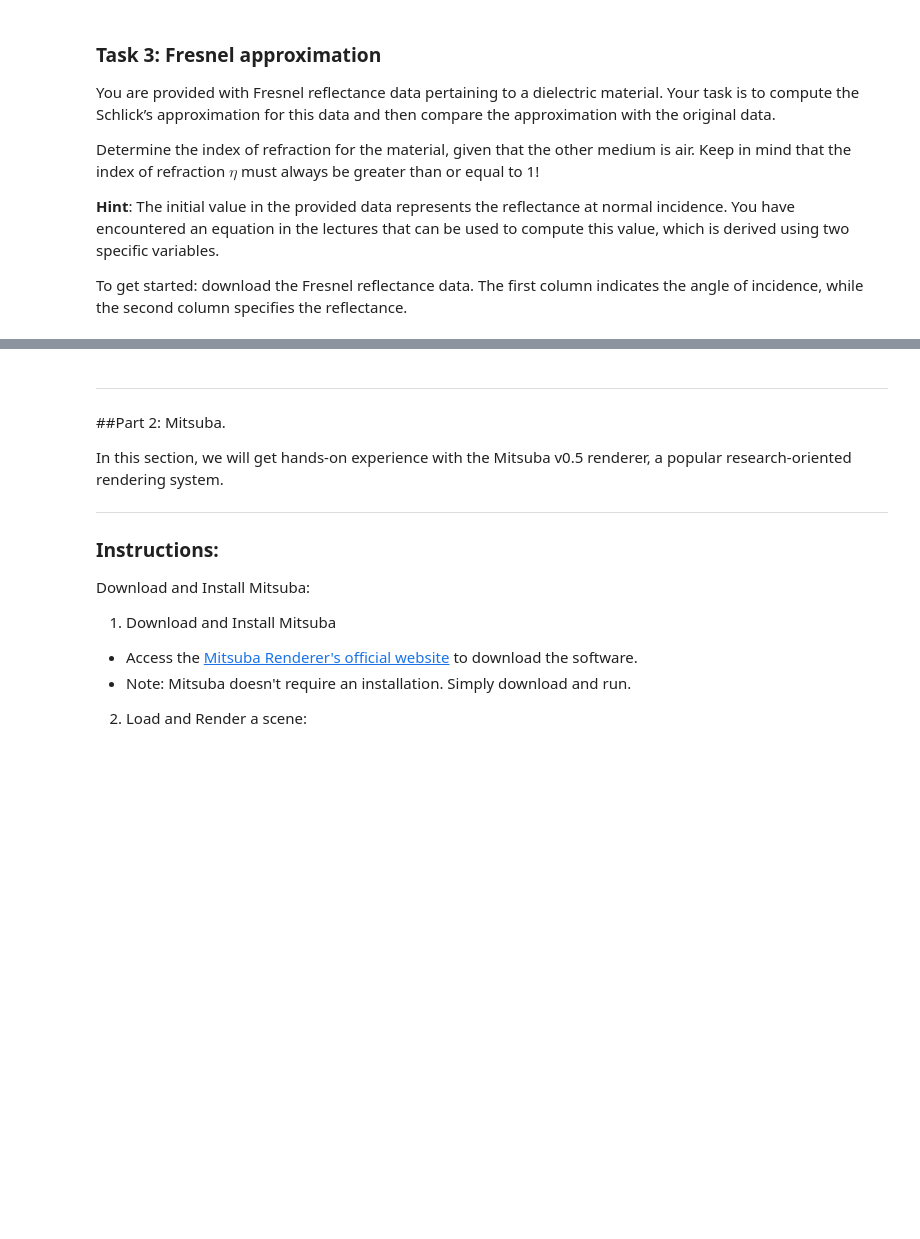
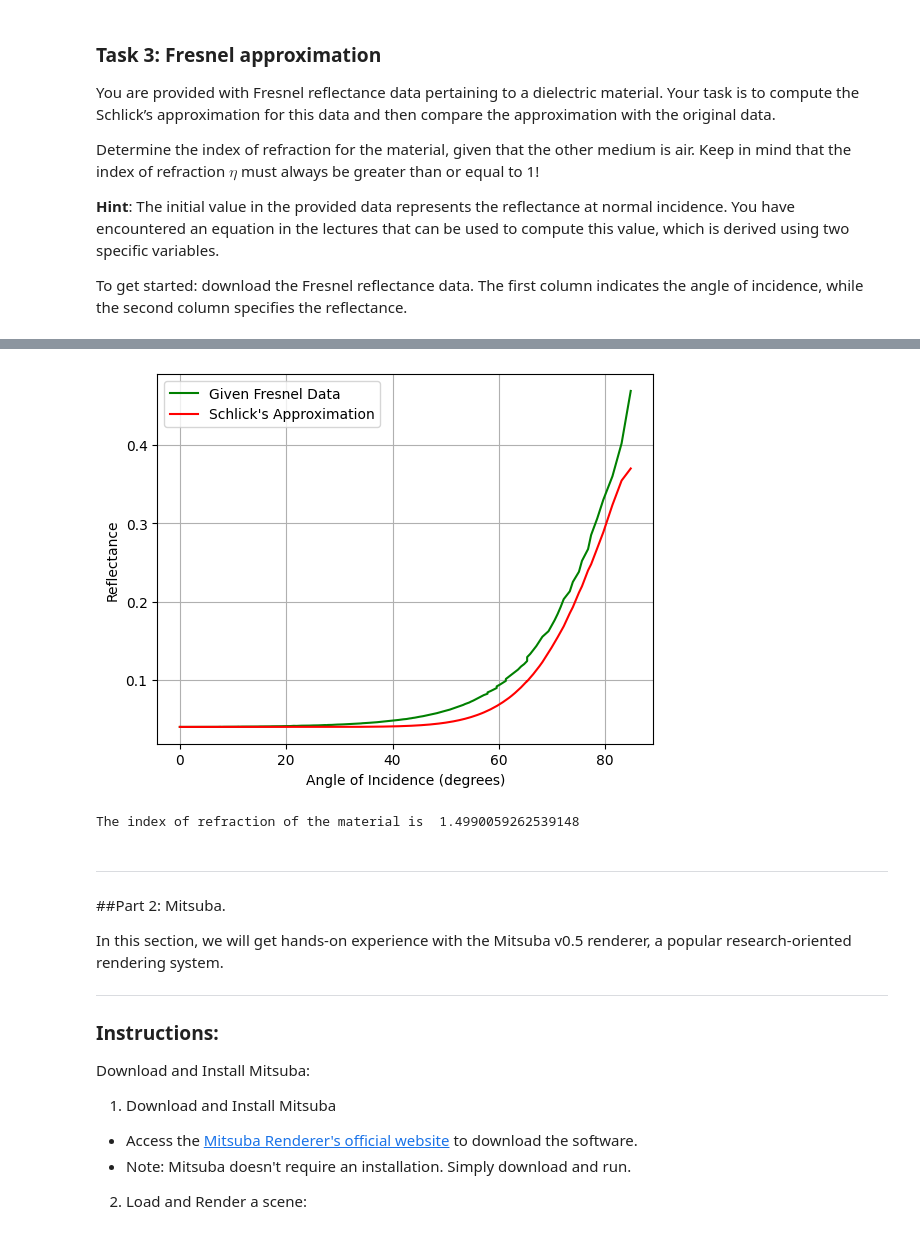
Before and after one commit to jjzsilva9/vico, a Jupyter notebook: VICO_Week_5_2024_Practical.ipynb, the cells around one changed output, grey strips where cells are left out. Cells and saved outputs as stored; diff of their text form; code cells hidden in the pictures; blank space fills up the shorter version.

```diff
--- a/VICO_Week_5_2024_Practical.ipynb
+++ b/VICO_Week_5_2024_Practical.ipynb
@@ -273,30 +273,33 @@ fresnel.txt         100%[===================>]   4.91K  --.-KB/s    in 0s
 # %%
 # IOR of air
 index_air = 1.00038
 
 # Reflectance at normal incidence from the data
-reflectance_normal_incidence = # your code goes here
+reflectance_normal_incidence = fresnel_data[0][1]
 
 # Compute Schlick's Fresnel approximation for each angle of incidence
 schlicks_fresnel = np.empty(len(fresnel_data))
 for i in range(len(fresnel_data)):
-    schlicks_fresnel[i] = # your code goes here
+    schlicks_fresnel[i] = reflectance_normal_incidence + (1 - fresnel_data[i][1]) * (1 - np.cos(np.deg2rad(fresnel_data[i][0])))**5
 
 # Plot the given Fresnel data and Schlick's approximation
 plt.plot(fresnel_data[:,0], fresnel_data[:,1], 'g', label="Given Fresnel Data")
 plt.plot(fresnel_data[:,0], schlicks_fresnel, 'r', label="Schlick's Approximation")
 plt.xlabel('Angle of Incidence (degrees)')
 plt.ylabel('Reflectance')
 plt.legend()
 plt.grid(True)
 plt.show()
 
 # Compute possible solutions for the index of refraction of the material
 
 # your code goes here
-index_material =
+index_material = index_air * (1 + np.sqrt(reflectance_normal_incidence))/(1 - np.sqrt(reflectance_normal_incidence))
 
 print("The index of refraction of the material is ", index_material)
+# %% [output]
+[figure, added]
+The index of refraction of the material is  1.4990059262539148
 # %% [markdown]
 
 
```
Also changed, not shown: parts of 2 cells of this notebook.
